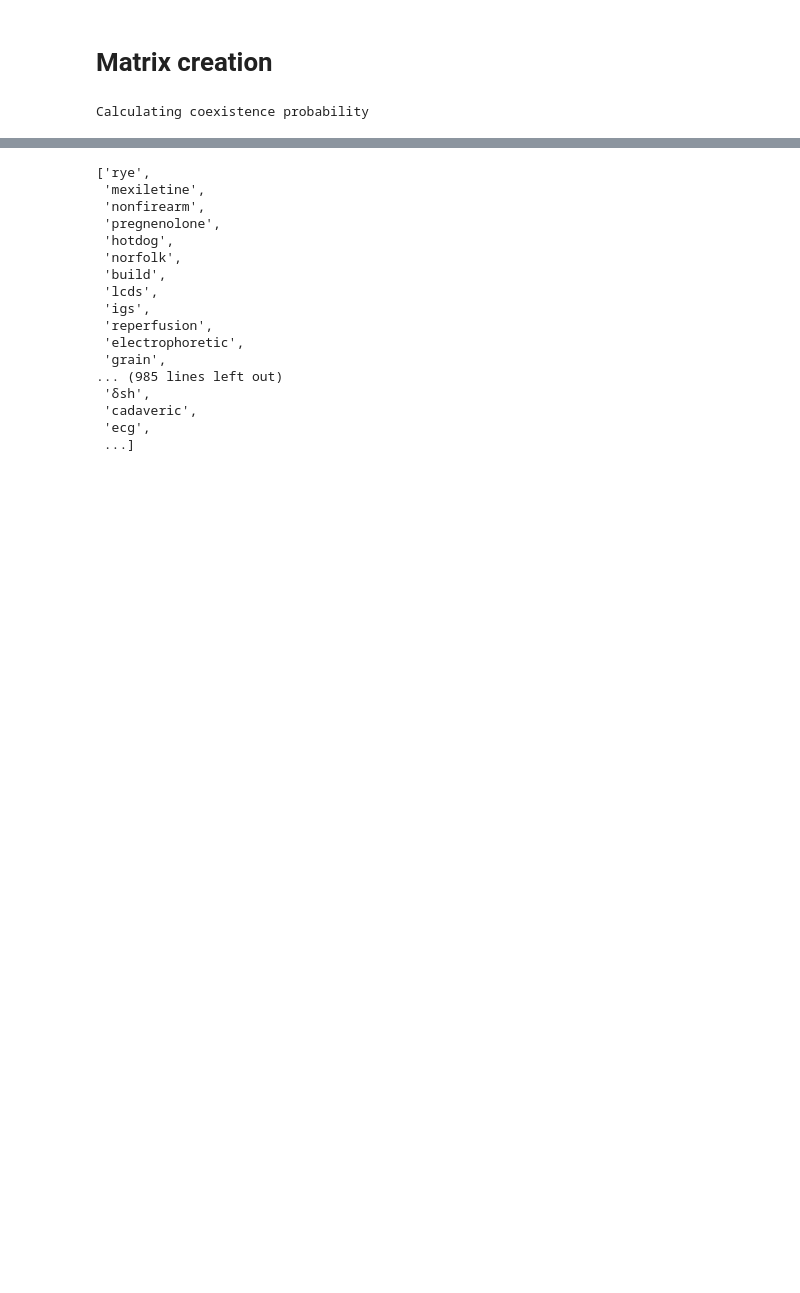
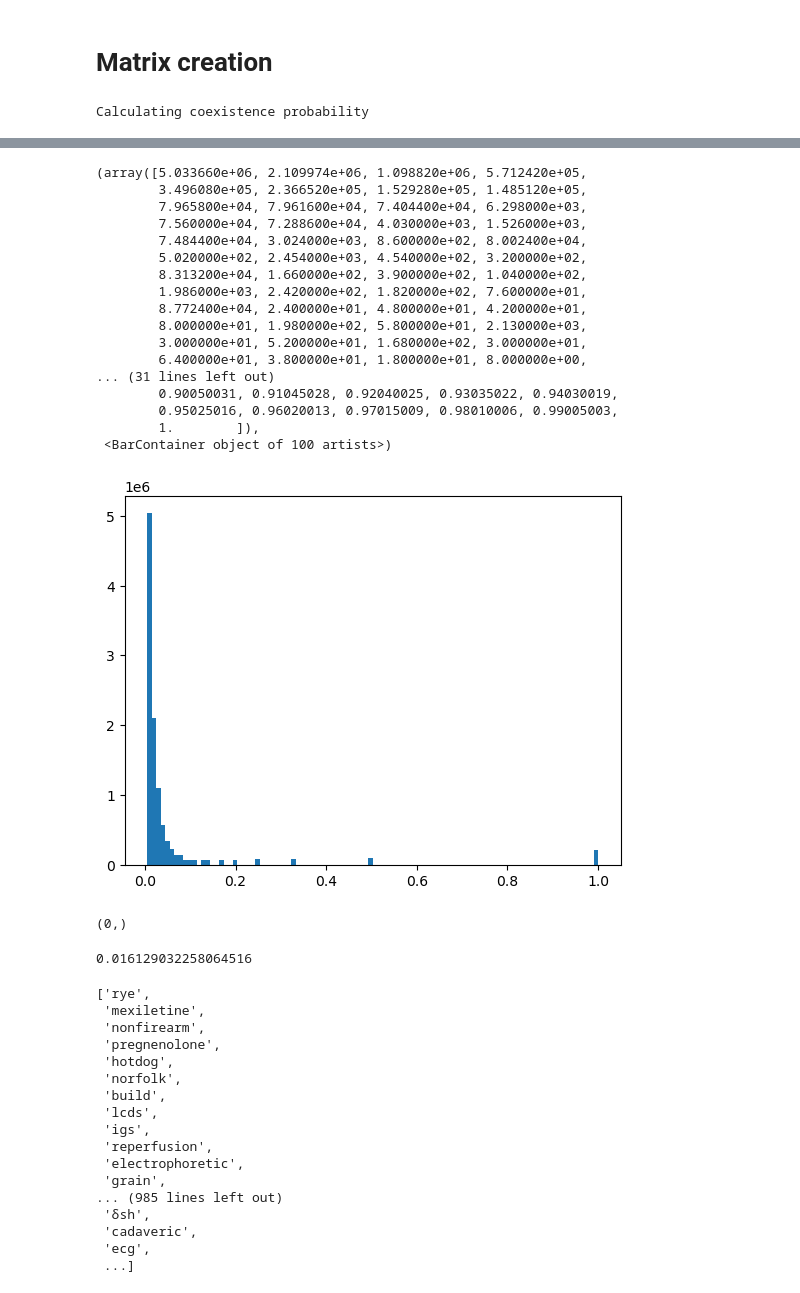
Before and after one commit to Limekaaa/UC-FIRe, a Jupyter notebook: main.ipynb, the cells around one changed output, grey strips where cells are left out. Drawn from its saved outputs; the diff is of its cells as text; code cells hidden in the pictures; blank space fills up the shorter version.

Commit message:
add of the threshold on coexistence matrix => to reduce size

```diff
--- a/main.ipynb
+++ b/main.ipynb
@@ -203,3 +201,41 @@ KeyboardInterrupt:
+# %%
+coex_dict = words_coexistence_matrix.dico
+list_vals = [list(coex_dict[words].values()) for words in list(coex_dict.keys())]
+# %%
+list_vals2 = []
+for i in range(len(list_vals)):
+    for j in range(len(list_vals[i])):
+        list_vals2.append(list_vals[i][j])
+# %%
+plt.hist(list_vals2, bins=100)
+# %% [output]
+(array([5.033660e+06, 2.109974e+06, 1.098820e+06, 5.712420e+05,
+        3.496080e+05, 2.366520e+05, 1.529280e+05, 1.485120e+05,
+        7.965800e+04, 7.961600e+04, 7.404400e+04, 6.298000e+03,
+        7.560000e+04, 7.288600e+04, 4.030000e+03, 1.526000e+03,
+        7.484400e+04, 3.024000e+03, 8.600000e+02, 8.002400e+04,
+        5.020000e+02, 2.454000e+03, 4.540000e+02, 3.200000e+02,
+        8.313200e+04, 1.660000e+02, 3.900000e+02, 1.040000e+02,
+        1.986000e+03, 2.420000e+02, 1.820000e+02, 7.600000e+01,
+        8.772400e+04, 2.400000e+01, 4.800000e+01, 4.200000e+01,
+        8.000000e+01, 1.980000e+02, 5.800000e+01, 2.130000e+03,
+        3.000000e+01, 5.200000e+01, 1.680000e+02, 3.000000e+01,
+        6.400000e+01, 3.800000e+01, 1.800000e+01, 8.000000e+00,
+... (31 lines left out)
+        0.90050031, 0.91045028, 0.92040025, 0.93035022, 0.94030019,
+        0.95025016, 0.96020013, 0.97015009, 0.98010006, 0.99005003,
+        1.        ]),
+ <BarContainer object of 100 artists>)
+[figure, added]
+# %%
+list_vals2 = np.array(list_vals2)
+list_vals2[list_vals2 < 0.005].shape
+# %% [output]
+(0,)
+# %%
+np.median(list_vals2)
+# %% [output]
+0.016129032258064516
 # %%
 words_in_common = list(set(words_coexistence_matrix.index).intersection(set(embeddings.index)))
 # %%
```
Also changed, not shown: parts of 7 cells of this notebook, 2 other files.
